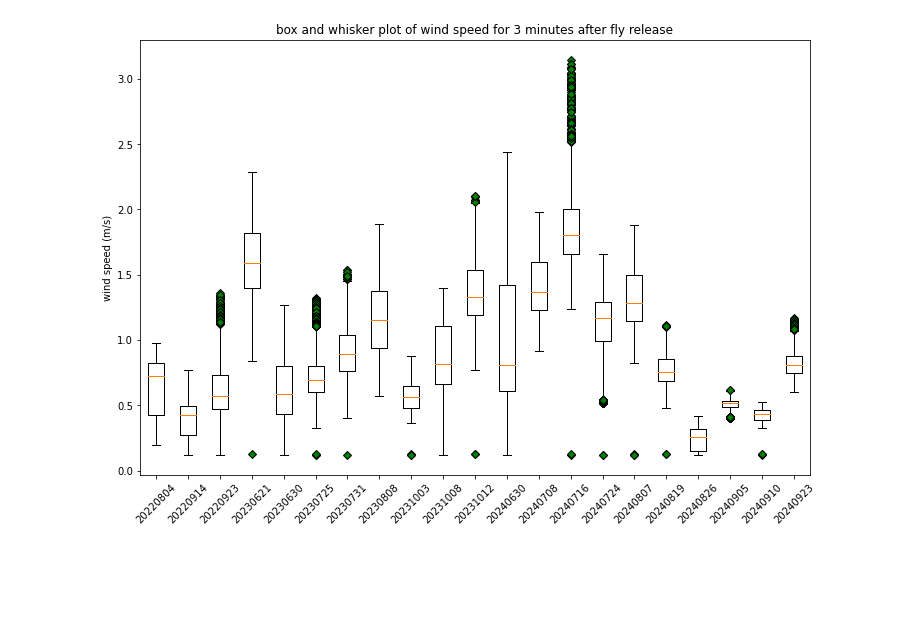
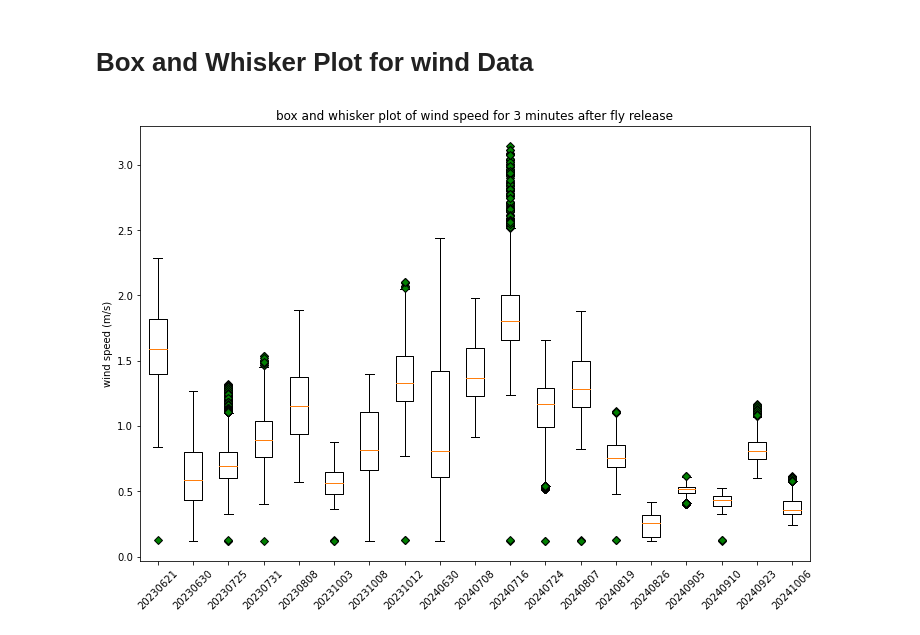
Before and after one commit to symmetricK/fly_research_project, a Jupyter notebook: new_field_release_analysis.ipynb, the cells around one changed output. Cells and saved outputs as stored; diff of their text form; code cells hidden in the pictures; blank space fills up the shorter version.

```diff
--- a/new_field_release_analysis.ipynb
+++ b/new_field_release_analysis.ipynb
@@ -218,4 +856,9 @@ what time did you release flies (e.g. 142040): 101551
+# %% [markdown]
+# Box and Whisker Plot for wind Data
 # %%
+###20241007
+
+
 ### release time note
 ### 20220725 093010
 ### 20220804 105542
@@ -240,16 +883,16 @@ import matplotlib
 ##### box and whisker plot of wind speed for 5 minutes after fly release #####
 
 
-date_list=["20220804","20220914","20220923","20230621","20230630",
-           "20230725","20230731","20230808","20231003","20231008",
-           "20231012","20240630","20240708","20240716","20240724",
-           "20240807","20240819","20240826","20240905","20240910",
-           "20240923","20241006"]#,"20190706","20190611","20190508","20190419"]
-release_list=["105542","113540","114246","123200","094055",
-              "113037","105622","094526","154610","122251",
-              "135550","112239","090049","094420","082053",
-              "074202","081047","082421","084649","082316",
-              "082010","101551"]#,"081100","074800","100400","115600"]
+date_list=["20230621","20230630","20230725","20230731","20230808","20231003",
+           "20231008","20231012","20240630","20240708","20240716","20240724",
+           "20240807","20240819","20240826","20240905","20240910","20240923","20241006"]
+#"20220804","20220914","20220923"
+#"20190706","20190611","20190508","20190419"
+release_list=["123200","094055","113037","105622","094526","154610",
+              "122251","135550","112239","090049","094420","082053",
+              "074202","081047","082421","084649","082316","082010","101551"]
+#"105542","113540","114246"
+#"081100","074800","100400","115600"
 #date=input("what date did you,release flies (e.g. 20220804): ")
 #date="20230731"
 #wind_data=date[:4]+"_"+date[4:6]+"_"+date[6:]
@@ -297,34 +940,34 @@ for date in date_list:
 
     td_list=[]
     #print(new_wind_df.iloc[:,0])
     #for i in new_wind_df.iloc[:,0]:
     #    if int(i)<36000:
     #        td=str(timedelta(seconds=i))[:1]+str(timedelta(seconds=i))[2:4]+str(timedelta(seconds=i))[5:7]
     #    else:
     #        td=str(timedelta(seconds=i))[:2]+str(timedelta(seconds=i))[3:5]+str(timedelta(seconds=i))[6:8]
     #    td_list.append(td)
 
     #new_wind_df.iloc[:,0]=td_list
     spd_list=new_wind_df['wind_speed']*.44704 # convert mph to m/s
 
     matplotlib.rcParams['pdf.fonttype'] = 42
     green_diamond = dict(markerfacecolor='g', marker='D')
     data=spd_list
     data_list.append(data)
 
 fig,ax=plt.subplots(figsize=(12,8))
 #ax.set_title("box and whisker plot of wind speed for 3 minutes after fly release \n the last 4 from Kate Leitch's data")
 ax.set_title("box and whisker plot of wind speed for 3 minutes after fly release")
 ax.boxplot(data_list, flierprops=green_diamond)
 ax.set_xticklabels(date_list,rotation=45)
 ax.set_ylabel("wind speed (m/s)")
 
 out_path=data_path+"wind_data_plots/boxplot_for_wind_data.pdf"
 
 #plt.savefig('/home/flyranch/field_data_and_analysis_scripts/2021lab/wind_data_files/wind_data_plots/boxplot_for_wind_data.pdf')
 plt.savefig(out_path)
 # %% [output]
-[figure, old version]
+[figure, new version]
 # %%
 ###for first arrival flies histogram from fly release exp
 ###20231008 50m data removed
```
Also changed, not shown: parts of 5 cells of this notebook.
